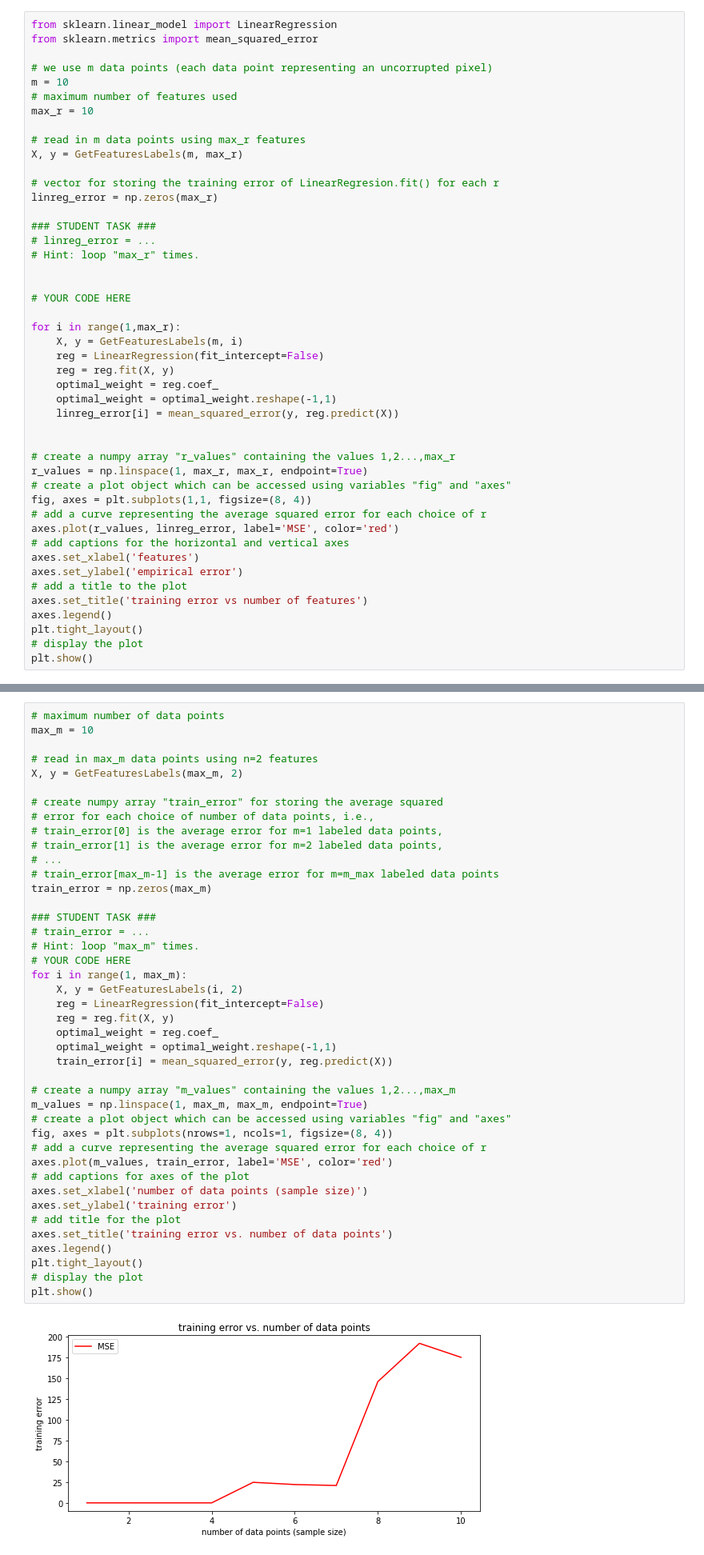
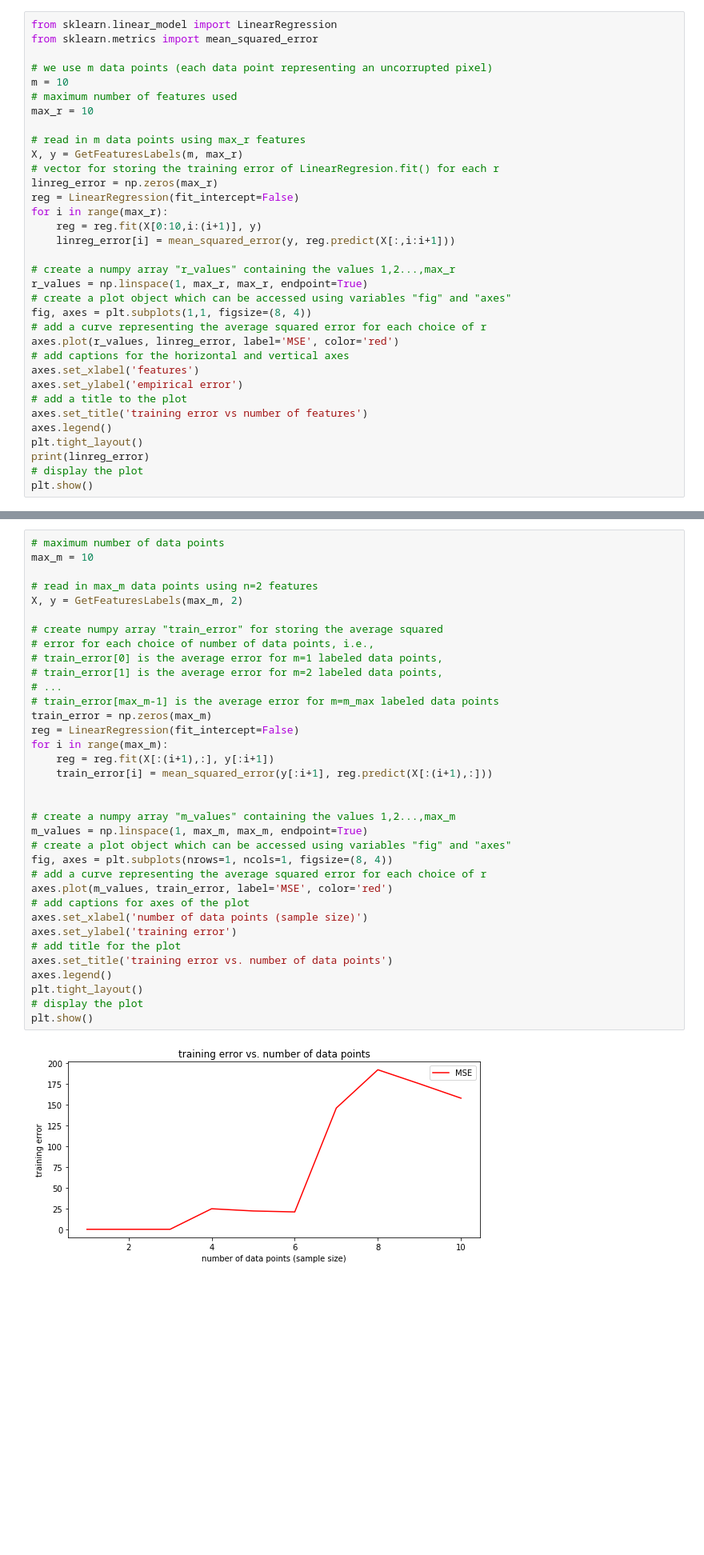
Before and after one commit to ninichang/py-and-fs, a Jupyter notebook: ML/Round 2 - Regression.ipynb, the cells around one changed output, grey strips where cells are left out. Shown: that part at 80% size. Saved outputs shown, nothing was run; the diff lists cells and outputs as text; blank space fills up the shorter version.

```diff
--- a/ML/Round 2 - Regression.ipynb
+++ b/ML/Round 2 - Regression.ipynb
@@ -450,25 +443,12 @@ max_r = 10
 
 # read in m data points using max_r features
 X, y = GetFeaturesLabels(m, max_r)
-
 # vector for storing the training error of LinearRegresion.fit() for each r
 linreg_error = np.zeros(max_r)
-
-### STUDENT TASK ###
-# linreg_error = ...
-# Hint: loop "max_r" times.
-
-
-# YOUR CODE HERE
-
-for i in range(1,max_r):
-    X, y = GetFeaturesLabels(m, i)
-    reg = LinearRegression(fit_intercept=False)
-    reg = reg.fit(X, y)
-    optimal_weight = reg.coef_
-    optimal_weight = optimal_weight.reshape(-1,1)
-    linreg_error[i] = mean_squared_error(y, reg.predict(X))
-
+reg = LinearRegression(fit_intercept=False)
+for i in range(max_r):
+    reg = reg.fit(X[0:10,i:(i+1)], y)
+    linreg_error[i] = mean_squared_error(y, reg.predict(X[:,i:i+1]))
 
 # create a numpy array "r_values" containing the values 1,2...,max_r
 r_values = np.linspace(1, max_r, max_r, endpoint=True)
@@ -483,6 +463,7 @@ axes.set_ylabel('empirical error')
 axes.set_title('training error vs number of features')
 axes.legend()
 plt.tight_layout()
+print(linreg_error)
 # display the plot
 plt.show()
 # %% [output]
@@ -516,45 +501,38 @@ Let us now explore the effect of using a varying number $m$ of data points on th
 max_m = 10
 
 # read in max_m data points using n=2 features
 X, y = GetFeaturesLabels(max_m, 2)
 
 # create numpy array "train_error" for storing the average squared
 # error for each choice of number of data points, i.e.,
 # train_error[0] is the average error for m=1 labeled data points,
 # train_error[1] is the average error for m=2 labeled data points,
 # ...
 # train_error[max_m-1] is the average error for m=m_max labeled data points
 train_error = np.zeros(max_m)
+reg = LinearRegression(fit_intercept=False)
+for i in range(max_m):
+    reg = reg.fit(X[:(i+1),:], y[:i+1])
+    train_error[i] = mean_squared_error(y[:i+1], reg.predict(X[:(i+1),:]))
 
-### STUDENT TASK ###
-# train_error = ...
-# Hint: loop "max_m" times.
-# YOUR CODE HERE
-for i in range(1, max_m):
-    X, y = GetFeaturesLabels(i, 2)
-    reg = LinearRegression(fit_intercept=False)
-    reg = reg.fit(X, y)
-    optimal_weight = reg.coef_
-    optimal_weight = optimal_weight.reshape(-1,1)
-    train_error[i] = mean_squared_error(y, reg.predict(X))
 
 # create a numpy array "m_values" containing the values 1,2...,max_m
 m_values = np.linspace(1, max_m, max_m, endpoint=True)
 # create a plot object which can be accessed using variables "fig" and "axes"
 fig, axes = plt.subplots(nrows=1, ncols=1, figsize=(8, 4))
 # add a curve representing the average squared error for each choice of r
 axes.plot(m_values, train_error, label='MSE', color='red')
 # add captions for axes of the plot
 axes.set_xlabel('number of data points (sample size)')
 axes.set_ylabel('training error')
 # add title for the plot
 axes.set_title('training error vs. number of data points')
 axes.legend()
 plt.tight_layout()
 # display the plot
 plt.show()
 # %% [output]
-[figure, old version]
+[figure, new version]
 # %%
 # this cell constains visible tests (sanity checks) and
 # hidden tests which are used for grading student solutions
```
Also changed, not shown: parts of 8 cells of this notebook, 1 other file.
